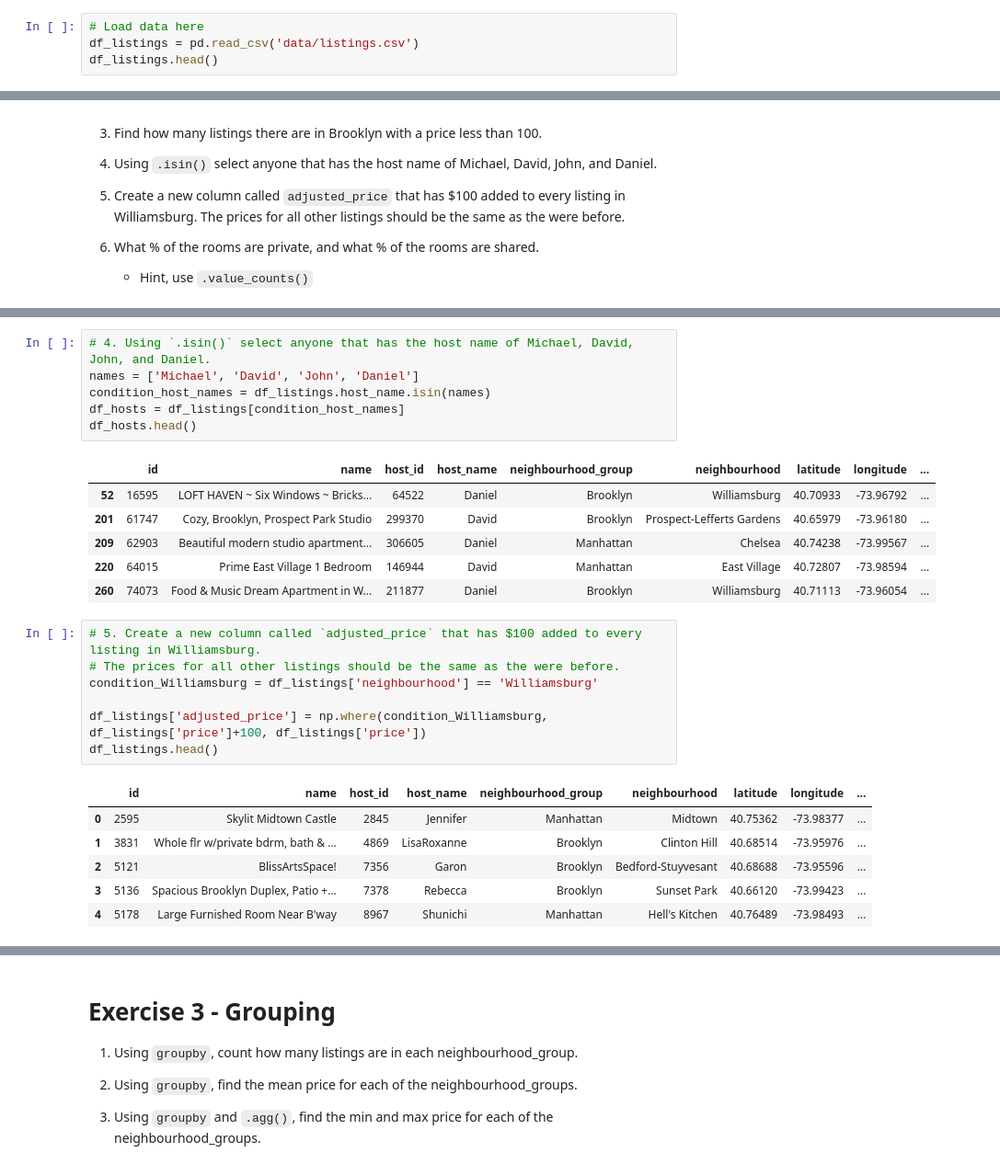
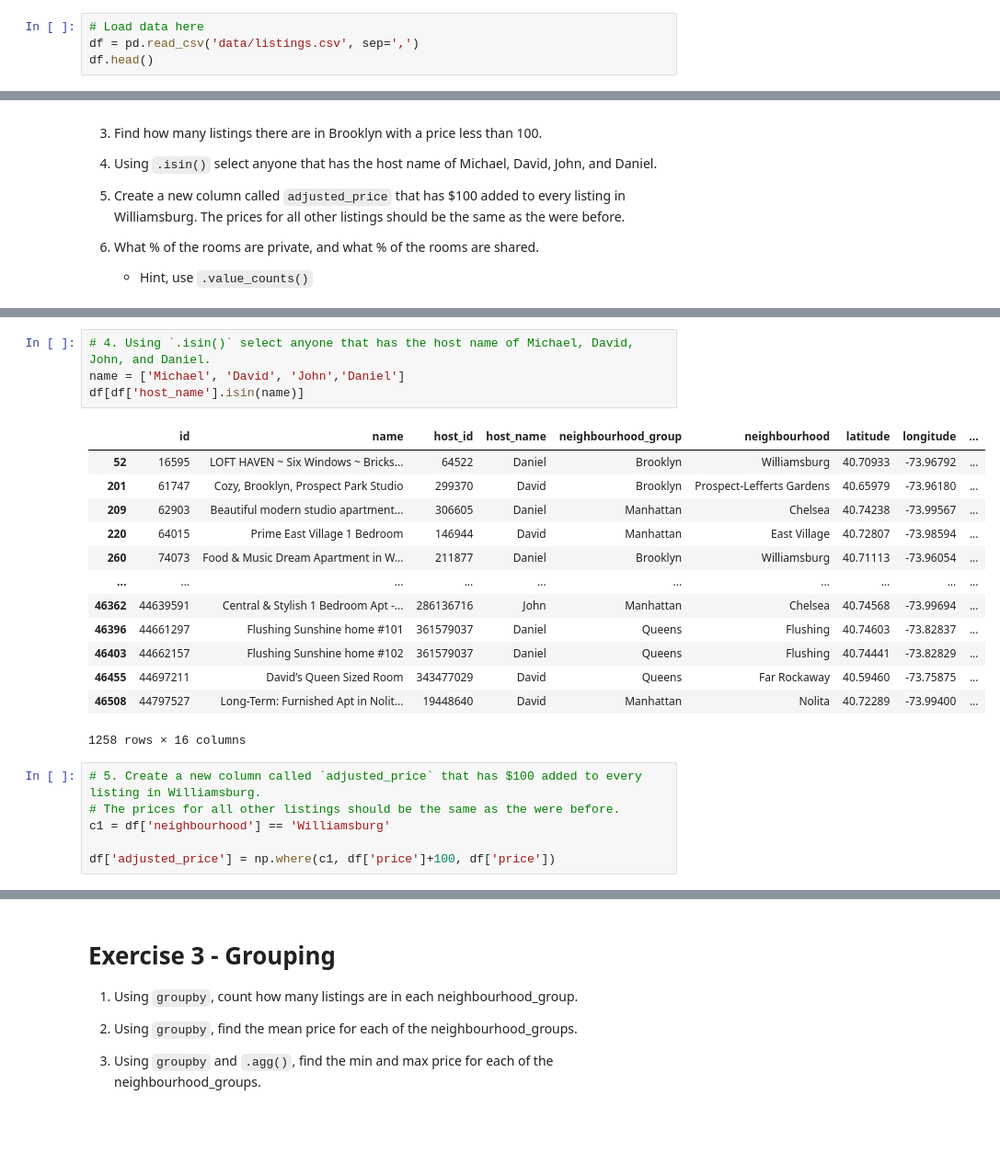
Before and after one commit to kareemIt/2021-spring-data-science, a Jupyter notebook: Week-1-Pandas/Exercise.ipynb, the cells around one changed output, grey strips where cells are left out. Shown at 92% size. Cells and saved outputs as stored; diff of their text form; blank space fills up the shorter version.

```diff
--- a/Week-1-Pandas/Exercise.ipynb
+++ b/Week-1-Pandas/Exercise.ipynb
@@ -8,8 +8,8 @@ import numpy as np
 # Load in the data file using `pd.read_csv()`
 # %%
 # Load data here
-df_listings = pd.read_csv('data/listings.csv')
-df_listings.head()
+df = pd.read_csv('data/listings.csv', sep=',')
+df.head()
 # %% [output]
 |  | id | name | host_id | host_name | neighbourhood_group | neighbourhood | latitude | longitude | ... |
 | 0 | 2595 | Skylit Midtown Castle | 2845 | Jennifer | Manhattan | Midtown | 40.75362 | -73.98377 | ... |
@@ -62,30 +62,27 @@ len(df_bk_price)
 10473
 # %%
 # 4. Using `.isin()` select anyone that has the host name of Michael, David, John, and Daniel.
-names = ['Michael', 'David', 'John', 'Daniel']
-condition_host_names = df_listings.host_name.isin(names)
-df_hosts = df_listings[condition_host_names]
-df_hosts.head()
+name = ['Michael', 'David', 'John','Daniel']
+df[df['host_name'].isin(name)]
 # %% [output]
 |  | id | name | host_id | host_name | neighbourhood_group | neighbourhood | latitude | longitude | ... |
 | 52 | 16595 | LOFT HAVEN ~ Six Windows ~ Bricks... | 64522 | Daniel | Brooklyn | Williamsburg | 40.70933 | -73.96792 | ... |
 | 201 | 61747 | Cozy, Brooklyn, Prospect Park Studio | 299370 | David | Brooklyn | Prospect-Lefferts Gardens | 40.65979 | -73.96180 | ... |
 | 209 | 62903 | Beautiful modern studio apartment... | 306605 | Daniel | Manhattan | Chelsea | 40.74238 | -73.99567 | ... |
 | 220 | 64015 | Prime East Village 1 Bedroom | 146944 | David | Manhattan | East Village | 40.72807 | -73.98594 | ... |
 | 260 | 74073 | Food & Music Dream Apartment in W... | 211877 | Daniel | Brooklyn | Williamsburg | 40.71113 | -73.96054 | ... |
+| ... | ... | ... | ... | ... | ... | ... | ... | ... | ... |
+| 46362 | 44639591 | Central & Stylish 1 Bedroom Apt -... | 286136716 | John | Manhattan | Chelsea | 40.74568 | -73.99694 | ... |
+| 46396 | 44661297 | Flushing Sunshine home #101 | 361579037 | Daniel | Queens | Flushing | 40.74603 | -73.82837 | ... |
+| 46403 | 44662157 | Flushing Sunshine home #102 | 361579037 | Daniel | Queens | Flushing | 40.74441 | -73.82829 | ... |
+| 46455 | 44697211 | David’s Queen Sized Room | 343477029 | David | Queens | Far Rockaway | 40.59460 | -73.75875 | ... |
+| 46508 | 44797527 | Long-Term: Furnished Apt in Nolit... | 19448640 | David | Manhattan | Nolita | 40.72289 | -73.99400 | ... |
+1258 rows × 16 columns
 # %%
 # 5. Create a new column called `adjusted_price` that has $100 added to every listing in Williamsburg.
 # The prices for all other listings should be the same as the were before.
-condition_Williamsburg = df_listings['neighbourhood'] == 'Williamsburg'
+c1 = df['neighbourhood'] == 'Williamsburg'
 
-df_listings['adjusted_price'] = np.where(condition_Williamsburg, df_listings['price']+100, df_listings['price'])
-df_listings.head()
+df['adjusted_price'] = np.where(c1, df['price']+100, df['price'])
-# %% [output]
-|  | id | name | host_id | host_name | neighbourhood_group | neighbourhood | latitude | longitude | ... |
-| 0 | 2595 | Skylit Midtown Castle | 2845 | Jennifer | Manhattan | Midtown | 40.75362 | -73.98377 | ... |
-| 1 | 3831 | Whole flr w/private bdrm, bath & ... | 4869 | LisaRoxanne | Brooklyn | Clinton Hill | 40.68514 | -73.95976 | ... |
-| 2 | 5121 | BlissArtsSpace! | 7356 | Garon | Brooklyn | Bedford-Stuyvesant | 40.68688 | -73.95596 | ... |
-| 3 | 5136 | Spacious Brooklyn Duplex, Patio +... | 7378 | Rebecca | Brooklyn | Sunset Park | 40.66120 | -73.99423 | ... |
-| 4 | 5178 | Large Furnished Room Near B'way | 8967 | Shunichi | Manhattan | Hell's Kitchen | 40.76489 | -73.98493 | ... |
 # %%
 # 6. What % of the rooms are private, and what % of the rooms are shared.
```
Also changed, not shown: parts of 16 cells of this notebook.
